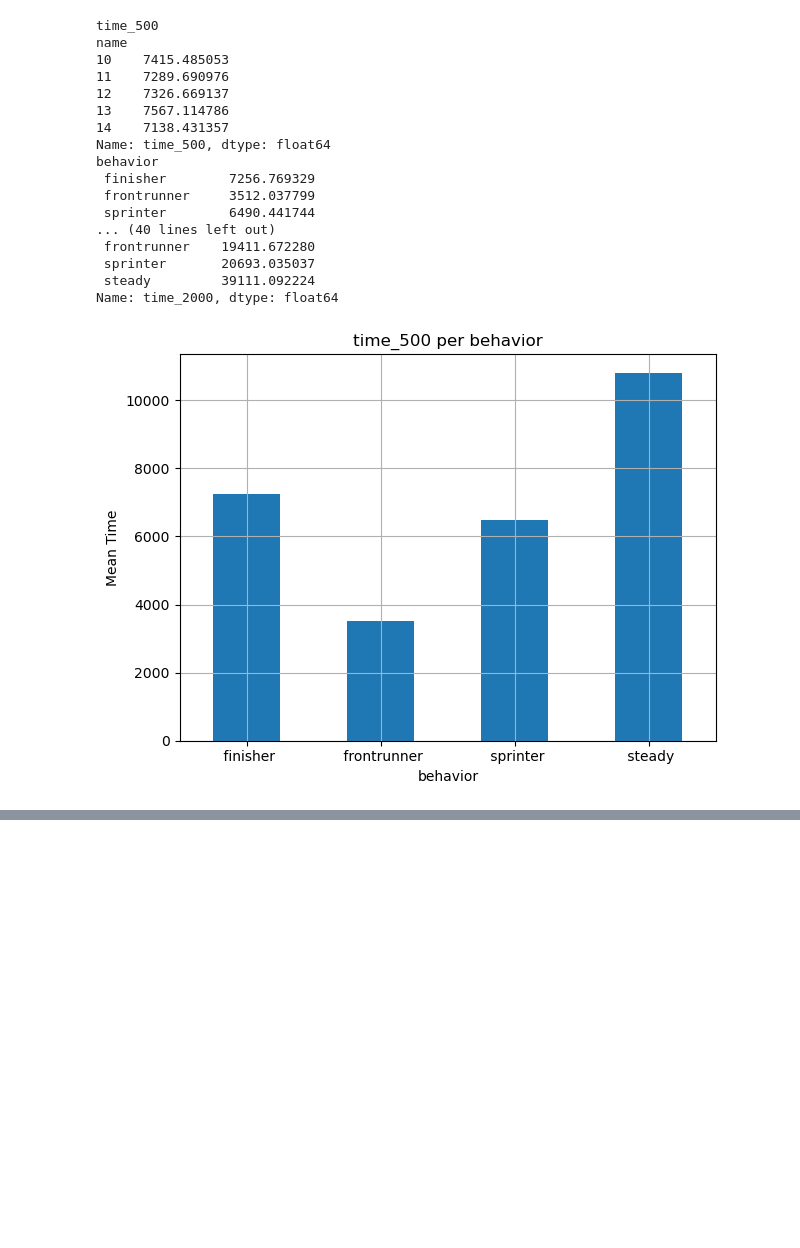
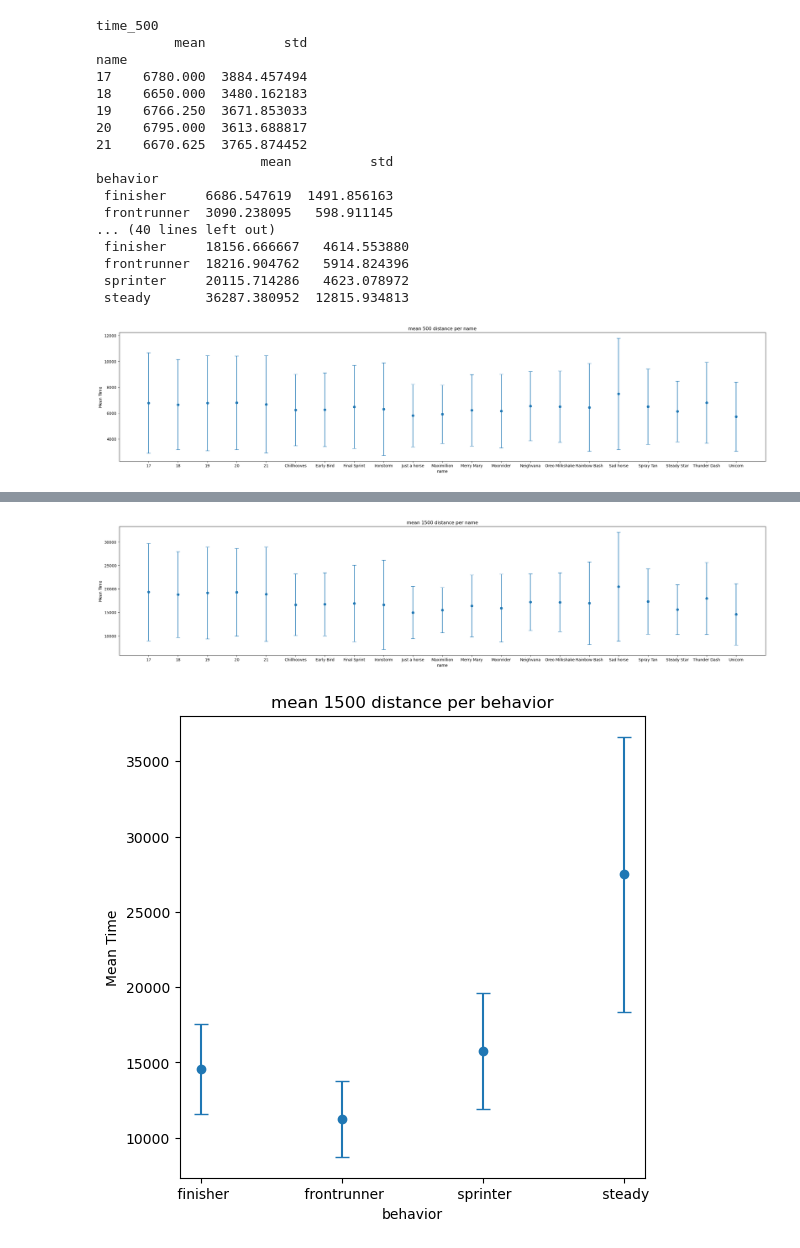
Before and after one commit to Kristouillle/horsies, a Jupyter notebook: py_workbook.ipynb, the cells around one changed output, grey strips where cells are left out. Drawn from its saved outputs; the diff is of its cells as text; code cells hidden in the pictures; blank space fills up the shorter version.

```diff
--- a/py_workbook.ipynb
+++ b/py_workbook.ipynb
@@ -3,53 +3,76 @@ import pandas as pd
 import matplotlib.pyplot as plt
 
 # with open('output.csv', 'r') as f:
 #   contents = f.read()
 #   print(contents)
 
 # Read CSV
 df = pd.read_csv('output.csv')
 
 distances = [500, 1000, 1500, 2000]
 for dist in distances:
   col_name = f"time_{str(dist)}"
 
   print(col_name)
 
-  mean_time_per_name = df.groupby('name')[col_name].mean()
-  mean_time_per_behavior = df.groupby('behavior')[col_name].mean()
+  time_per_name = df.groupby('name')[col_name].agg(['mean', 'std'])
+  time_per_behavior = df.groupby('behavior')[col_name].agg(['mean', 'std'])
 
   # Preview the data
-  print(mean_time_per_name.head())
-  print(mean_time_per_behavior.head())
+  print(time_per_name.head())
+  print(time_per_behavior.head())
 
   # Example: Plot column 'A' vs column 'B'
   # plt.figure()
-  # mean_time_per_name.plot(kind='bar', xlabel='name', ylabel='Mean Time', title=col_name+' per name', rot=0)
+  # time_per_name.plot(kind='bar', xlabel='name', ylabel='Mean Time', title=col_name+' per name', rot=0)
   # plt.grid(True)
   # plt.tight_layout()
 
-  plt.figure()
-  mean_time_per_behavior.plot(kind='bar', xlabel='behavior', ylabel='Mean Time', title=col_name+' per behavior', rot=0)
-  plt.grid(True)
-  plt.tight_layout()
+  plt.figure(
+     figsize=(30, 6)
+     )
+  plt.errorbar(
+      time_per_name.index,           # X values (type names)
+      time_per_name['mean'],          # Y values (mean)
+      yerr=time_per_name['std'],      # Error bars (standard deviation)
+      fmt='o',                  # Marker style
+      capsize=5,# Cap size for error bars
+    )
+  plt.title(f"mean {str(dist)} distance per name")
+  plt.xlabel('name')
+  plt.ylabel('Mean Time')
+
+  plt.figure(
+    figsize=(6, 6),
+    )
+  plt.errorbar(
+      time_per_behavior.index,           # X values (type names)
+      time_per_behavior['mean'],          # Y values (mean)
+      yerr=time_per_behavior['std'],      # Error bars (standard deviation)
+      fmt='o',                  # Marker style
+      capsize=5,# Cap size for error bars
+    )
+  plt.title(f"mean {str(dist)} distance per behavior")
+  plt.xlabel('behavior')
+  plt.ylabel('Mean Time')
 
 plt.show()
 # %% [output]
 time_500
+          mean          std
 name
-10    7415.485053
-11    7289.690976
-12    7326.669137
-13    7567.114786
-14    7138.431357
-Name: time_500, dtype: float64
+17    6780.000  3884.457494
+18    6650.000  3480.162183
+19    6766.250  3671.853033
+20    6795.000  3613.688817
+21    6670.625  3765.874452
+                     mean          std
 behavior
- finisher        7256.769329
- frontrunner     3512.037799
- sprinter        6490.441744
+ finisher     6686.547619  1491.856163
+ frontrunner  3090.238095   598.911145
 ... (40 lines left out)
- frontrunner    19411.672280
- sprinter       20693.035037
- steady         39111.092224
-Name: time_2000, dtype: float64
+ finisher     18156.666667   4614.553880
+ frontrunner  18216.904762   5914.824396
+ sprinter     20115.714286   4623.078972
+ steady       36287.380952  12815.934813
-[figure, old version]
+[figure, new version]
@@ -58,0 +82,2 @@ Name: time_2000, dtype: float64
+[figure, added]
+[figure, added]
```
Also changed, not shown: parts of 1 cell of this notebook, 11 other files.
